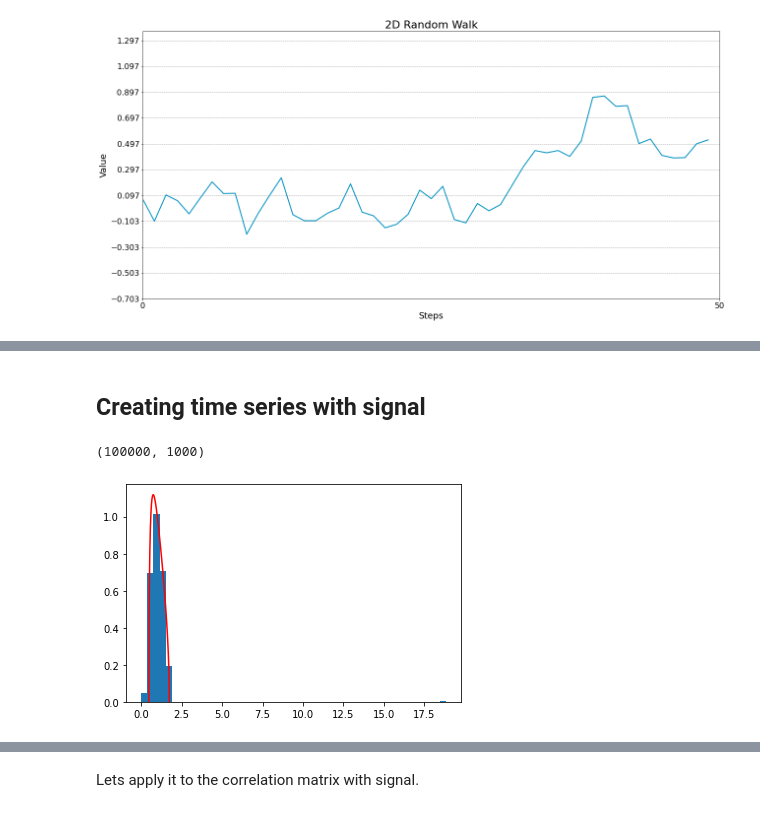
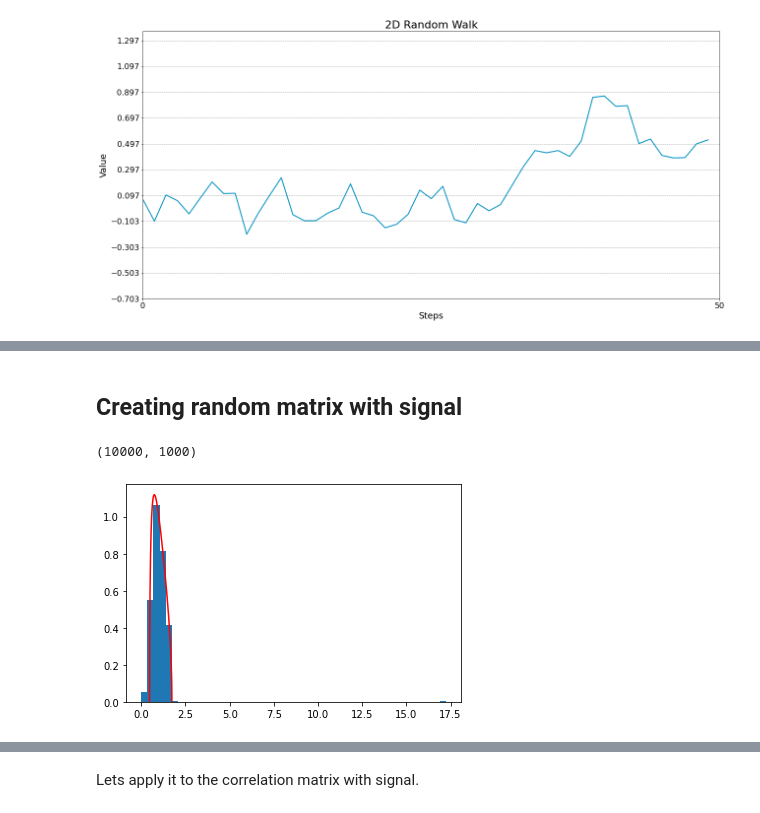
Before and after one commit to emoen/demo_Marchenko_Pastur_Analysis, a Jupyter notebook: demo_MarchenkoPastur_on_time_series .ipynb, the cells around one changed output, grey strips where cells are left out. Saved outputs shown, nothing was run; the diff lists cells and outputs as text; code cells hidden in the pictures.

```diff
--- a/demo_MarchenkoPastur_on_time_series .ipynb
+++ b/demo_MarchenkoPastur_on_time_series .ipynb
@@ -259,40 +265,38 @@ plt.show()
 # %% [markdown]
 
-## Creating time series with signal
+## Creating random matrix with signal
 # %%
-time_series = np.random.normal(0, 1, size = (T, N))
-x = time_series
+change_time_series = np.random.normal(0, 1, size = (T, N))
+x = change_time_series
 
 sin_np = np.sin([i for i in range(0,T)])
-sin_plus_pi_fourth = sin_np + np.pi/4
-cos_np = np.cos([i for i in range(0,T)])
+sin_plus_pi_fourth = sin_np + np.pi/4 #translate sine wave
 
 x[:,0] = -sin_np #np.ones(T)
 x[:,1] = -sin_np
 
 print(x.shape)
 # %% [output]
-(100000, 1000)
+(10000, 1000)
 # %%
-
-for j in range(2,10):
-    x[:,j] += (2*sin_np) #+
+for j in range(2,11):
+    x[:,j] += (2*sin_np)
 
 for j in range(11,20):
-    x[:,j] = sin_plus_pi_fourth #+
+    x[:,j] = sin_plus_pi_fourth
 
 # indicator 0-20 has correlation
 cor = np.corrcoef(x, rowvar=0)
 
 eVal0 , eVec0 = getPCA( cor )
 pdf0 = mpPDF(1., q=x.shape[0]/float(x.shape[1]), pts=N)
 fig = plt.figure()
 ax  = fig.add_subplot(111)
 ax.hist(np.diag(eVal0), density = True,bins=50) # Histogram the eigenvalues
 plt.plot(pdf0.keys(), pdf0, color='r', label="Marcenko-Pastur pdf")
 plt.show()
 # %% [output]
-[figure, old version]
+[figure, new version]
 # %% [markdown]
 ![signal.png](attachment:signal.png)
 
```
Also changed, not shown: parts of 13 cells of this notebook.
